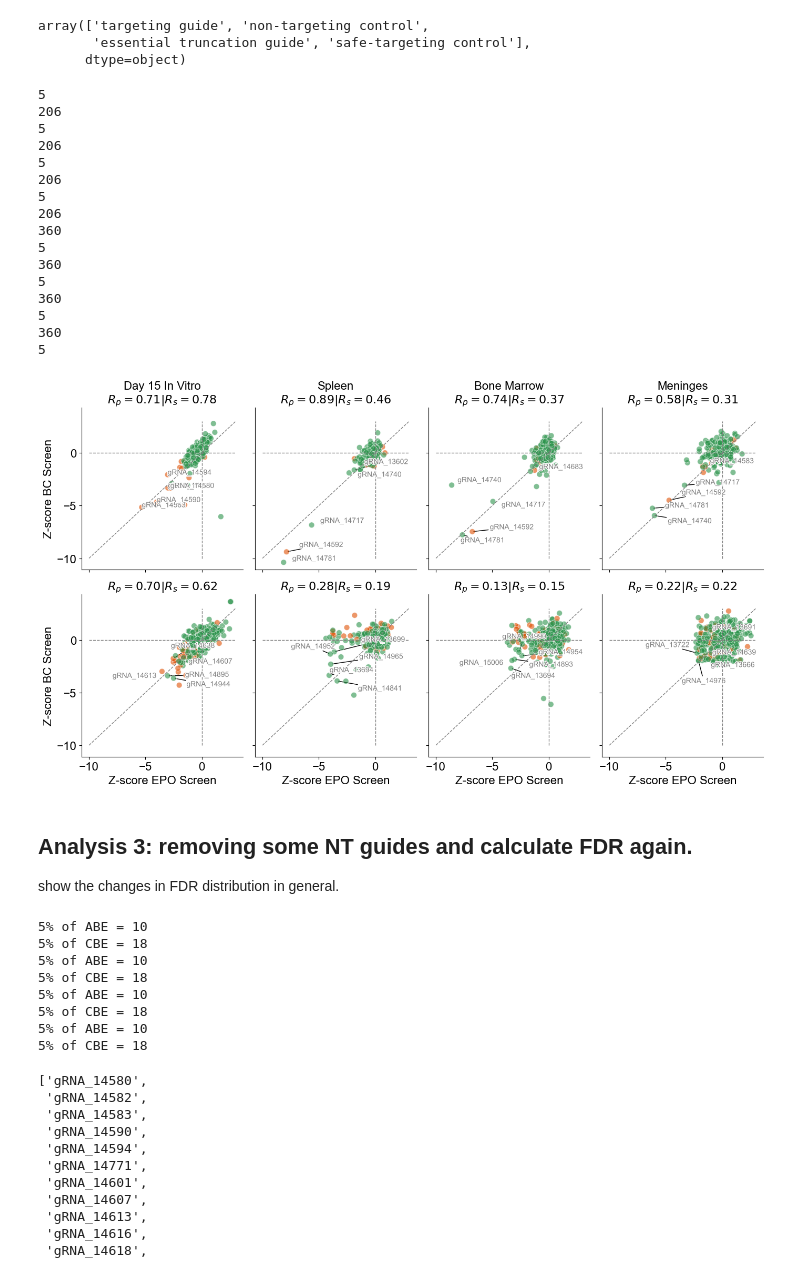
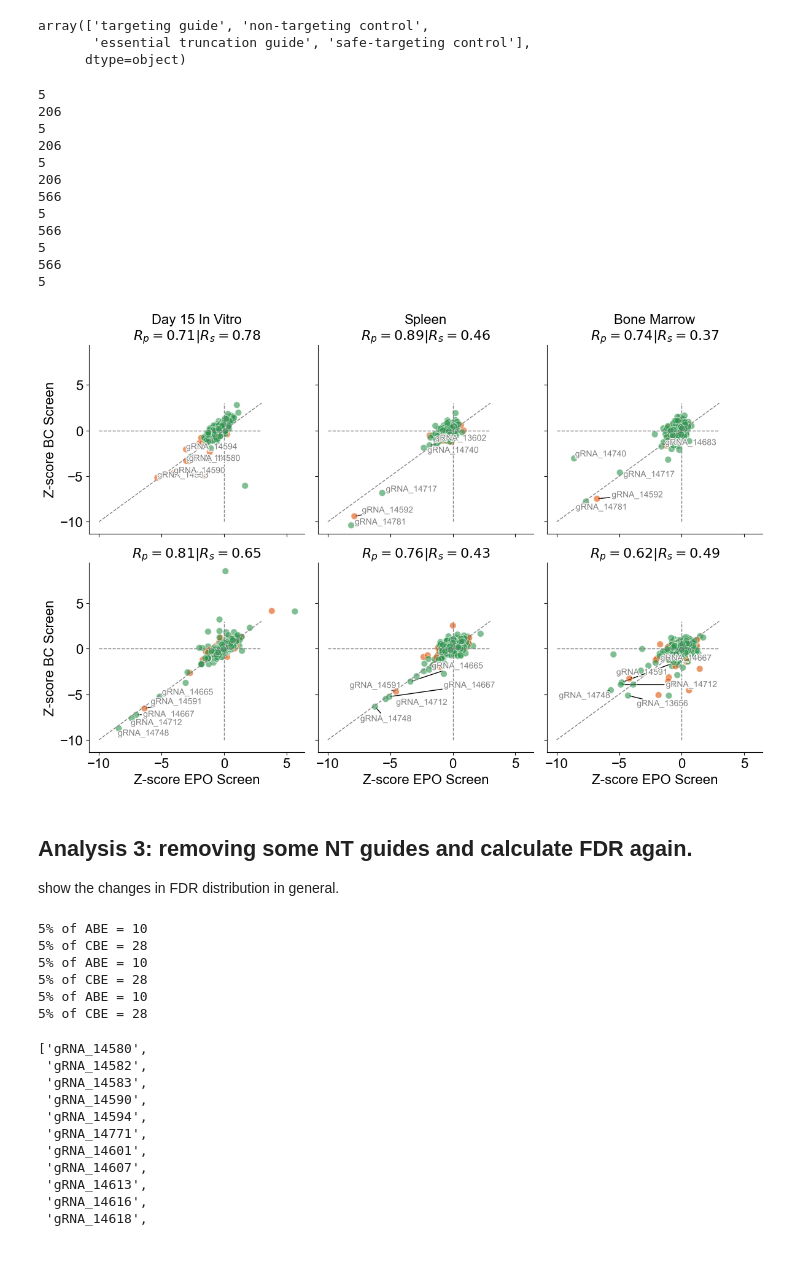
Before and after one commit to kexindon/B-ALL-in-vivo-base-editing, a Jupyter notebook: bc_analysis.ipynb, the cells around one changed output. Saved outputs shown, nothing was run; the diff lists cells and outputs as text; code cells hidden in the pictures.

```diff
--- a/bc_analysis.ipynb
+++ b/bc_analysis.ipynb
@@ -122,7 +122,7 @@ array(['targeting guide', 'non-targeting control',
       dtype=object)
 # %%
 #calculating z-scores for standardization of comparison
-samples = ['bm', 'd15', 'd5', 'men', 'spleen']
+samples = ['bm', 'd15', 'd5', 'spleen']
 def z_score(df, samples):
     for x in samples:
         col_median = f'LFC_median_{x}'
@@ -158,17 +158,17 @@ CBE_targ_bc = CBE_BC_LFC_table_w_editing_z_score[CBE_BC_LFC_table_w_editing_z_sc
 ABE_nontarg_bc = ABE_BC_LFC_table_w_editing_z_score[ABE_BC_LFC_table_w_editing_z_score['gRNA_id'].isin(guides_nontarg)].reset_index(drop=True)
 CBE_nontarg_bc = CBE_BC_LFC_table_w_editing_z_score[CBE_BC_LFC_table_w_editing_z_score['gRNA_id'].isin(guides_nontarg)].reset_index(drop=True)
 # %%
-fig, ax = plt.subplots(2, 4, figsize = (14, 8), sharex=True, sharey = True)
+fig, ax = plt.subplots(2, 3, figsize = (12, 8), sharex=True, sharey = True)
 
-conditions = ['d5', 'd15', 'spleen', 'bm', 'men']
-conditions_og = ['d5','d15','spleen','bonemarrow','meninges']
+conditions = ['d5', 'd15', 'spleen', 'bm',]
+conditions_og = ['d5','d15','spleen','bonemarrow',]
 
 name_dict = dict(zip(conditions, ['Day 5 In Vitro', 'Day 15 In Vitro', 'Spleen', 'Bone Marrow', 'Meninges']))
 name_dict_og = dict(zip(conditions_og, ['Day 5 In Vitro', 'Day 15 In Vitro', 'Spleen', 'Bone Marrow', 'Meninges']))
 
 
 # ABE first
-for i, samp in enumerate(['d15', 'spleen','bm', 'men']):
+for i, samp in enumerate(['d15', 'spleen','bm', ]):
     epo = ABE_nontarg[['gRNA_id',f'z_score_{samp}','classification']]
     epo.columns = ['gRNA_id','epo_z_score','classification']
     bc = ABE_nontarg_bc[['gRNA_id',f'z_score_{samp}']]
@@ -214,7 +214,7 @@ for i, samp in enumerate(['d15', 'spleen','bm', 'men']):
     ax[0][i].set_ylabel(f'Z-score BC Screen', fontsize=16)
 
 # then CBE
-for i, samp in enumerate(['d15', 'spleen','bm', 'men']):
+for i, samp in enumerate(['d15', 'spleen','bm', ]):
     epo = CBE_nontarg[['gRNA_id',f'z_score_{samp}','classification']]
     epo.columns = ['gRNA_id','epo_z_score','classification']
     bc = CBE_nontarg_bc[['gRNA_id',f'z_score_{samp}']]
@@ -241,42 +241,38 @@ for i, samp in enumerate(['d15', 'spleen','bm', 'men']):
             y.append(val2[f'bc_z_score'])
             x.append(val2['epo_z_score'])
             c.append('gray')
             t.append(val2['gRNA_id'])
 
         print(len(x))
         texts = [ax[1][i].text(x[k], y[k], t[k], fontsize=10, color=c[k], path_effects=[PathEffects.withStroke(linewidth=2, foreground="w")]) for k in range(len(x))]
         adjust_text(texts,only_move={'texts':'xy'}, ax=ax[1][i], arrowprops=dict(arrowstyle="-", linewidth=1, alpha=1, color='black'), force_text=(0.5, 0.5))
 
     sns.scatterplot(data=df, x='epo_z_score', y='bc_z_score',ax=ax[1][i], hue='classification', palette=color_dict_classification, s=60, alpha=.6, legend=False)
     ax[1][i].spines[['top', 'right']].set_visible(False)
     ax[1][i].tick_params(axis='both', which='major', labelsize=16,)
     ax[1][i].plot([-10,3],[-10,3], linestyle='dashed', color='gray', linewidth=1)
     ax[1][i].plot([0,0],[-10,3], linestyle='dashed', color='gray', linewidth=1)
     ax[1][i].plot([-10,3],[0,0], linestyle='dashed', color='gray', linewidth=1)
     ax[1][i].set_title(f'$R_{{p}} = {pearson} | R_{{s}} = {spearman}$', fontsize = 16)
     ax[1][i].set_xlabel('Z-score EPO Screen', fontsize=16)
     ax[1][i].set_ylabel('Z-score BC Screen', fontsize=16)
 
 fig.tight_layout()
-plt.savefig('figures/bc_2.pdf')
+plt.savefig('figures_new_cbe/15.pdf')
 # %% [output]
 5
 206
 5
 206
 5
 206
+566
 5
-206
-360
+566
 5
-360
+566
 5
-360
-5
-360
-5
-[figure, old version]
+[figure, new version]
 # %% [markdown]
 ## Analysis 3: removing some NT guides and calculate FDR again.
 
@@ -288,7 +284,7 @@ import math
 
 abe_removed = cbe_removed = []
 
-for i, samp in enumerate(['d15', 'spleen','bm', 'men']):
+for i, samp in enumerate(['d15', 'spleen','bm', ]):
     epo = ABE_nontarg[['gRNA_id',f'z_score_{samp}','classification']]
     epo.columns = ['gRNA_id','epo_z_score','classification']
     bc = ABE_nontarg_bc[['gRNA_id',f'z_score_{samp}']]
@@ -322,13 +318,11 @@ for i, samp in enumerate(['d15', 'spleen','bm', 'men']):
     cbe_removed.extend(tb['gRNA_id'].tolist())
 # %% [output]
 5% of ABE = 10
-5% of CBE = 18
+5% of CBE = 28
 5% of ABE = 10
-5% of CBE = 18
+5% of CBE = 28
 5% of ABE = 10
-5% of CBE = 18
-5% of ABE = 10
-5% of CBE = 18
+5% of CBE = 28
 # %%
 abe_removed
 # %% [output]
```
Also changed, not shown: parts of 12 cells of this notebook, 21 other files.
